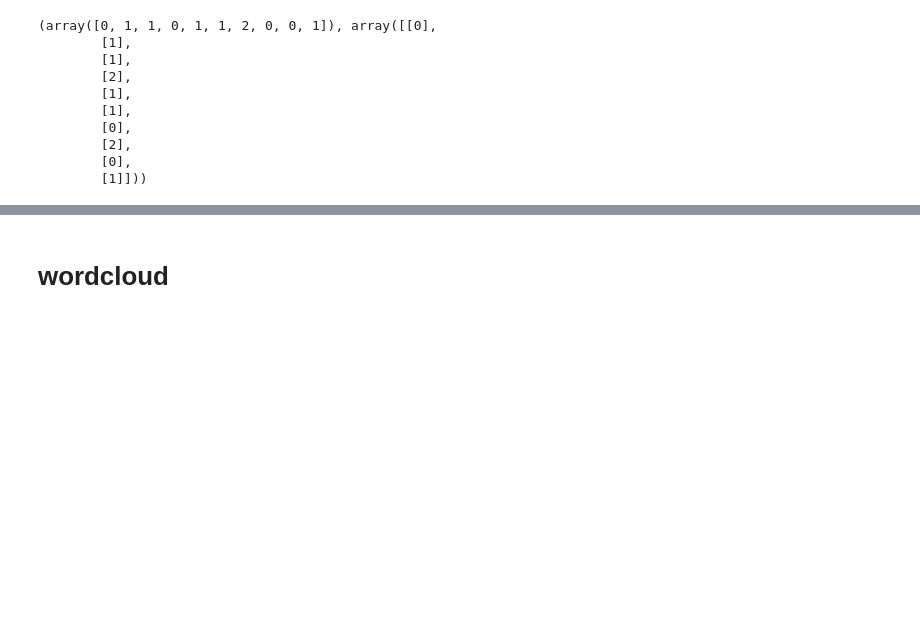
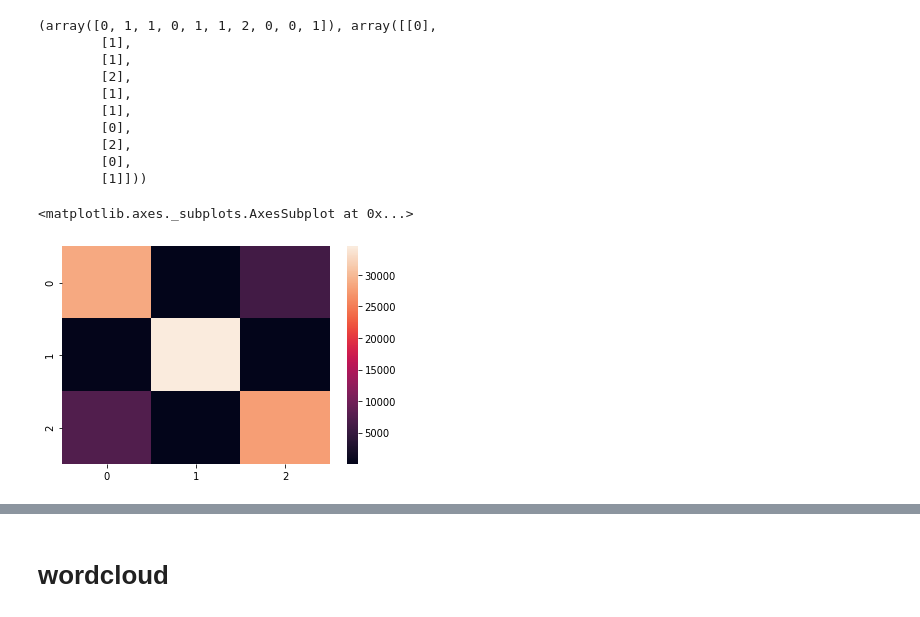
Before and after one commit to max-cyril/sentiment_analysis, a Jupyter notebook: Untitled9(3).ipynb, the cells around one changed output, grey strips where cells are left out. Drawn from its saved outputs; the diff is of its cells as text; code cells hidden in the pictures; blank space fills up the shorter version.

```diff
--- a/Untitled9(3).ipynb
+++ b/Untitled9(3).ipynb
@@ -438,7 +426,0 @@ NameError: ignored
-# %%
-%%time
-model_lstm1.fit(x_train, y_train
-               ,validation_data=(x_test, y_test)
-               ,batch_size=1
-               , epochs = 10
-               , verbose = 1)
@@ -522,0 +499,8 @@ tf.math.confusion_matrix(ytest [25400:25410],model_lstm.predict(xtest[25400:2541
+# %%
+#model_lstm.evaluate()
+#confusion = tf.confusion_matrix(y_test,model_lstm.predict_classes(x_test), num_classes=3)
+conf=tf.math.confusion_matrix(y_test,np.argmax(model_lstm.predict(x_test), axis=-1))
+sns.heatmap(conf)
+# %% [output]
+<matplotlib.axes._subplots.AxesSubplot at 0x...>
+[figure, added]
```
Also changed, not shown: parts of 17 cells of this notebook.
